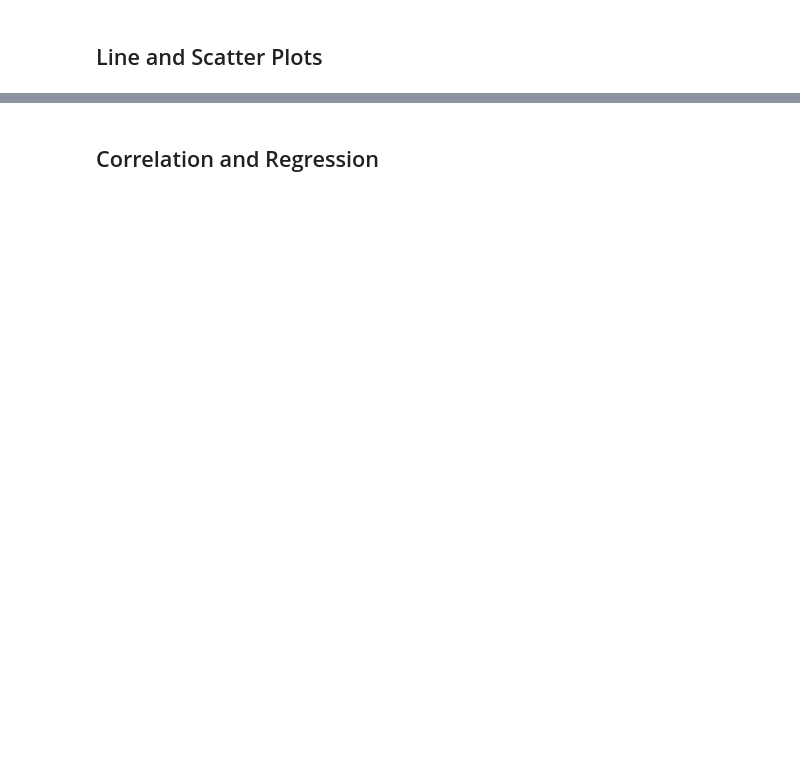
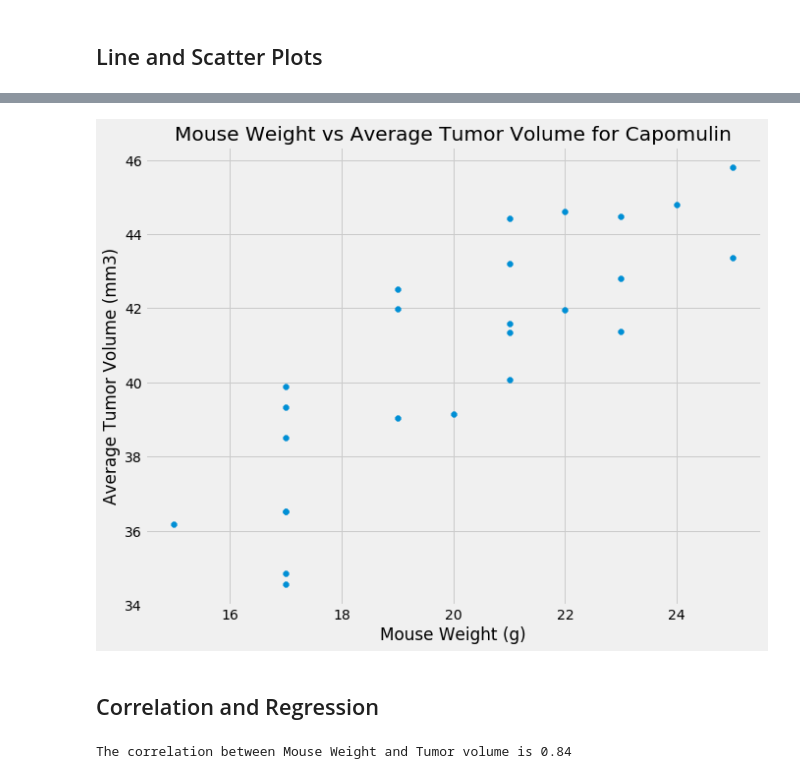
Before and after one commit to MichRisu/matplotlib-challenge, a Jupyter notebook: Pymaceuticals/pymaceuticals_starter.ipynb, the cells around one changed output, grey strips where cells are left out. Saved outputs shown, nothing was run; the diff lists cells and outputs as text; code cells hidden in the pictures; blank space fills up the shorter version.

```diff
--- a/Pymaceuticals/pymaceuticals_starter.ipynb
+++ b/Pymaceuticals/pymaceuticals_starter.ipynb
@@ -354,5 +379,23 @@ ax3.set(xlabel= "Drug Regimen",
+# %%
+# Generate a scatter plot of mouse weight versus average tumor volume for
+#the Capomulin regimen
+cap_scatter = cap_mouse.groupby(['Mouse ID']).mean()
+
+fig5, ax5 = plt.subplots(figsize=(10,8))
+ax5.scatter(cap_scatter['Weight (g)'], cap_scatter['Tumor Volume (mm3)'],
+            marker='8')
+ax5.set(xlabel="Mouse Weight (g)",
+       ylabel="Average Tumor Volume (mm3)",
+       title="Mouse Weight vs Average Tumor Volume for Capomulin");
+# %% [output]
+[figure, added]
 # %% [markdown]
 ## Correlation and Regression
 # %%
 # Calculate the correlation coefficient and linear regression model
 # for mouse weight and average tumor volume for the Capomulin regimen
+
+correlation = st.pearsonr(cap_scatter['Weight (g)'], cap_scatter['Tumor Volume (mm3)'])
+print(f'''The correlation between Mouse Weight and Tumor volume is {round(correlation[0],2)}''')
+# %% [output]
+The correlation between Mouse Weight and Tumor volume is 0.84
```
Also changed, not shown: parts of 10 cells of this notebook.
